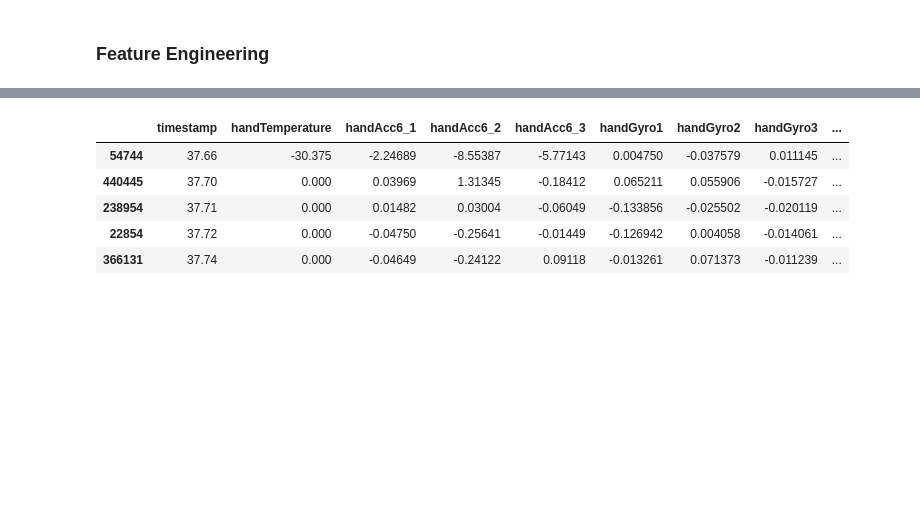
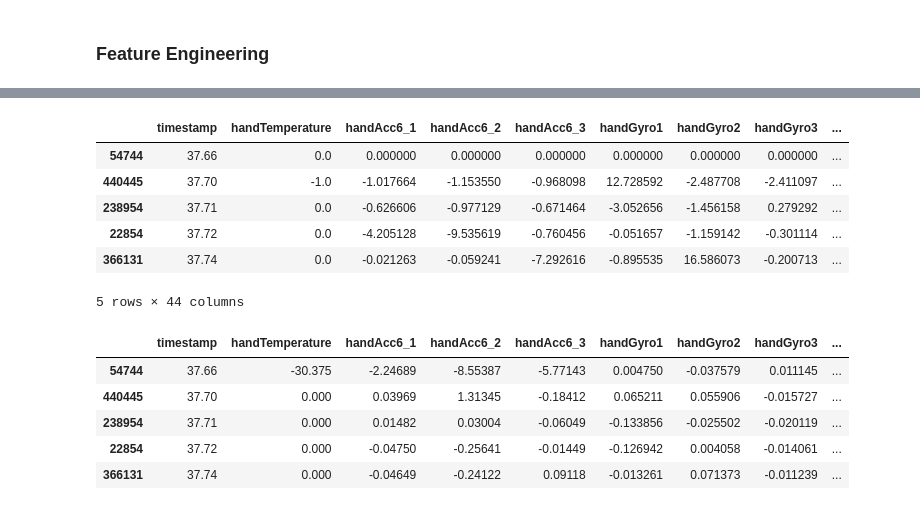
Before and after one commit to Jiarui-Chen/physical-activity-clustering, a Jupyter notebook: preprocess/preprocess.ipynb, the cells around one changed output, grey strips where cells are left out. Cells and saved outputs as stored; diff of their text form; code cells hidden in the pictures; blank space fills up the shorter version.

```diff
--- a/preprocess/preprocess.ipynb
+++ b/preprocess/preprocess.ipynb
@@ -167,2 +159,16 @@ window_max_min_feature_df.head(5)
+# %%
+# calculate percentage change over time
+pct_change_df = raw_filtered.pct_change()
+pct_change_df.fillna(0, inplace=True)
+pct_change_df["timestamp"] = raw_sorted["timestamp"]
+df_replaced = pct_change_df.replace([np.inf, -np.inf], [1, -1])
+# %% [output]
+|  | timestamp | handTemperature | handAcc6_1 | handAcc6_2 | handAcc6_3 | handGyro1 | handGyro2 | handGyro3 | ... |
+| 54744 | 37.66 | 0.0 | 0.000000 | 0.000000 | 0.000000 | 0.000000 | 0.000000 | 0.000000 | ... |
+| 440445 | 37.70 | -1.0 | -1.017664 | -1.153550 | -0.968098 | 12.728592 | -2.487708 | -2.411097 | ... |
+| 238954 | 37.71 | 0.0 | -0.626606 | -0.977129 | -0.671464 | -3.052656 | -1.456158 | 0.279292 | ... |
+| 22854 | 37.72 | 0.0 | -4.205128 | -9.535619 | -0.760456 | -0.051657 | -1.159142 | -0.301114 | ... |
+| 366131 | 37.74 | 0.0 | -0.021263 | -0.059241 | -7.292616 | -0.895535 | 16.586073 | -0.200713 | ... |
+5 rows × 44 columns
 # %%
 # combine the extracted feature with data from high pass filter
```
Also changed, not shown: parts of 4 cells of this notebook.
